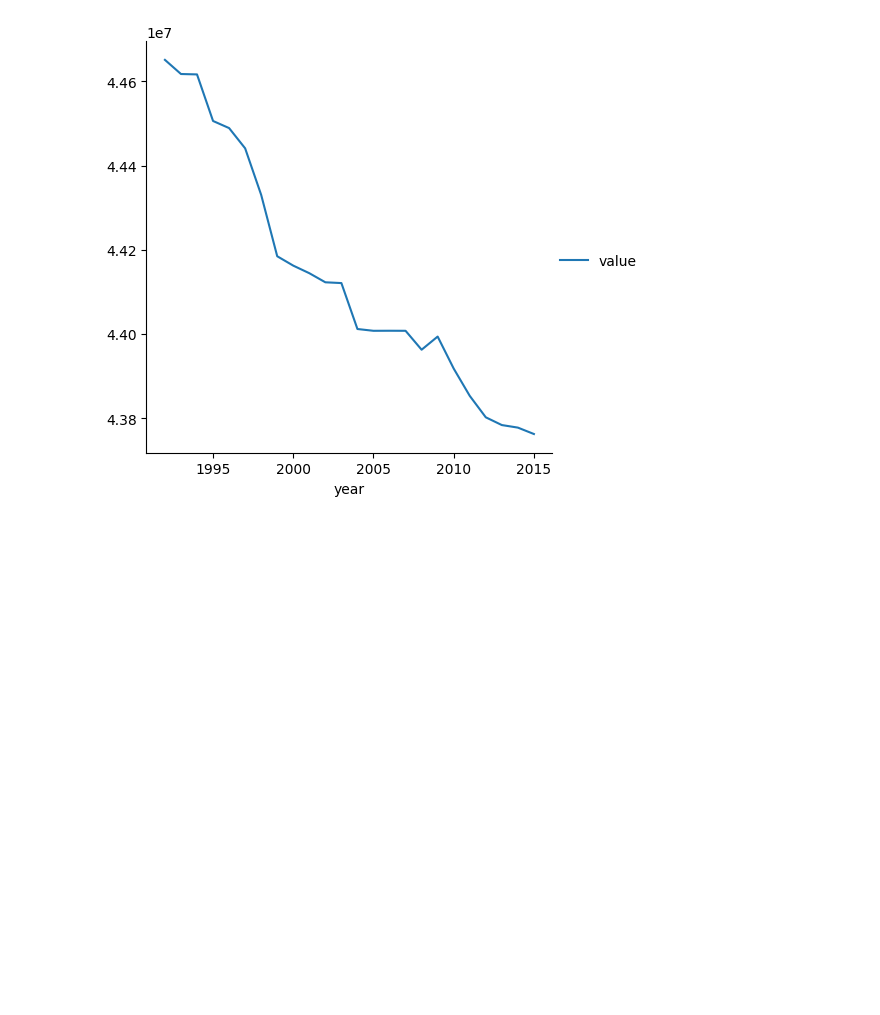
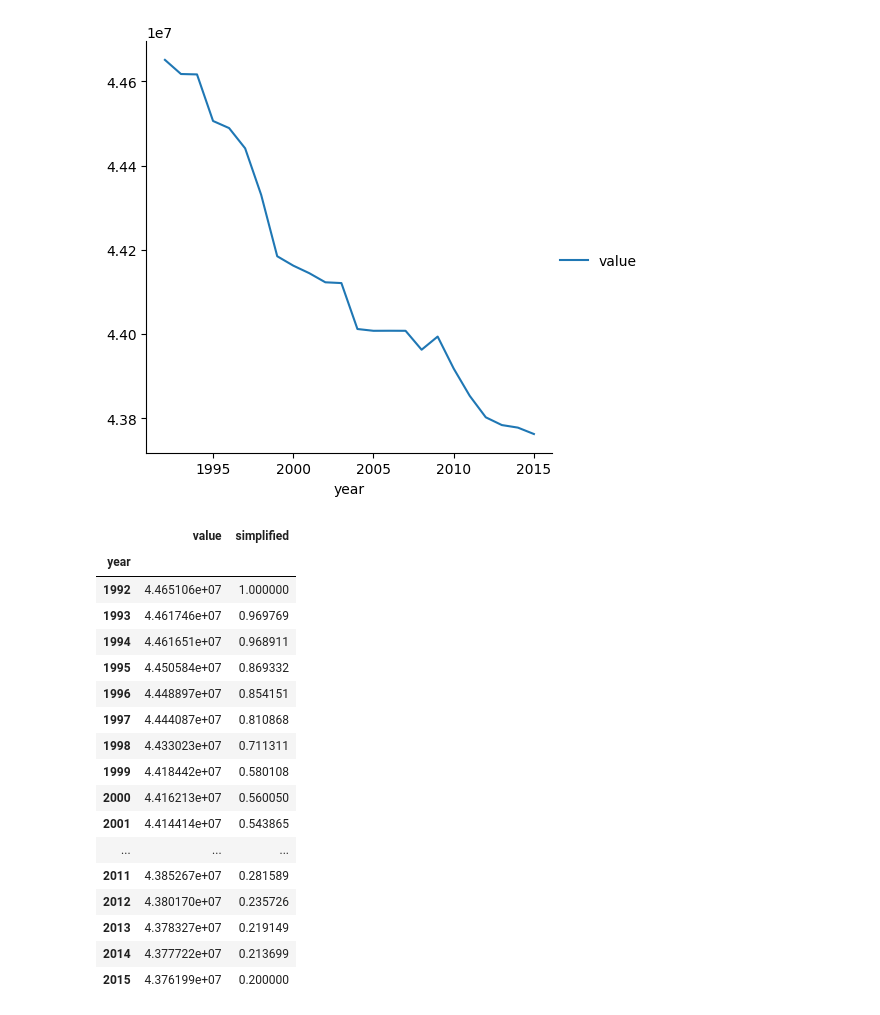
Before and after one commit to brightredchilli/littlepictures-forestcover, a Jupyter notebook: processdata.ipynb, the cells around one changed output. Cells and saved outputs as stored; diff of their text form; code cells hidden in the pictures; blank space fills up the shorter version.

```diff
--- a/processdata.ipynb
+++ b/processdata.ipynb
@@ -115,7 +115,28 @@ sns.relplot(simplified, kind="line")
 <seaborn.axisgrid.FacetGrid at 0x...>
 [figure]
 # %%
+simplified = forest_data.groupby("year").sum().drop(axis="columns", labels="variable")
 range = simplified.max() - simplified.min()
-
-aug_range = (range/0.35).value # This means the visualization will show a reduction of 35% of overall.
+aug_range = (range/0.8).value # This means the visualization will show a reduction of 80% of overall.
 new_min = (simplified.max() - aug_range).value
+simplified["simplified"] = (simplified["value"] - new_min) / aug_range
+simplified
+# %% [output]
+|  | value | simplified |
+| year |  |  |
+| 1992 | 4.465106e+07 | 1.000000 |
+| 1993 | 4.461746e+07 | 0.969769 |
+| 1994 | 4.461651e+07 | 0.968911 |
+| 1995 | 4.450584e+07 | 0.869332 |
+| 1996 | 4.448897e+07 | 0.854151 |
+| 1997 | 4.444087e+07 | 0.810868 |
+| 1998 | 4.433023e+07 | 0.711311 |
+| 1999 | 4.418442e+07 | 0.580108 |
+| 2000 | 4.416213e+07 | 0.560050 |
+| 2001 | 4.414414e+07 | 0.543865 |
+| ... | ... | ... |
+| 2011 | 4.385267e+07 | 0.281589 |
+| 2012 | 4.380170e+07 | 0.235726 |
+| 2013 | 4.378327e+07 | 0.219149 |
+| 2014 | 4.377722e+07 | 0.213699 |
+| 2015 | 4.376199e+07 | 0.200000 |
```
Also changed, not shown: parts of 2 cells of this notebook, 7 other files.
